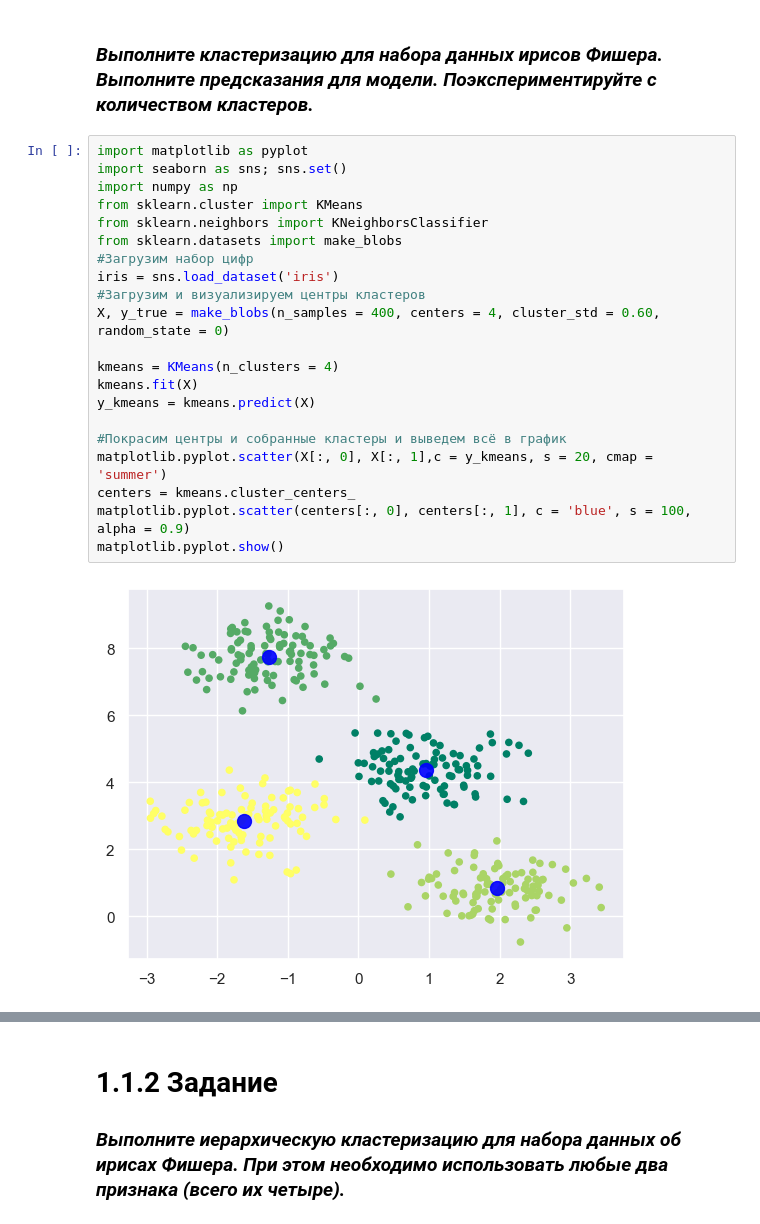
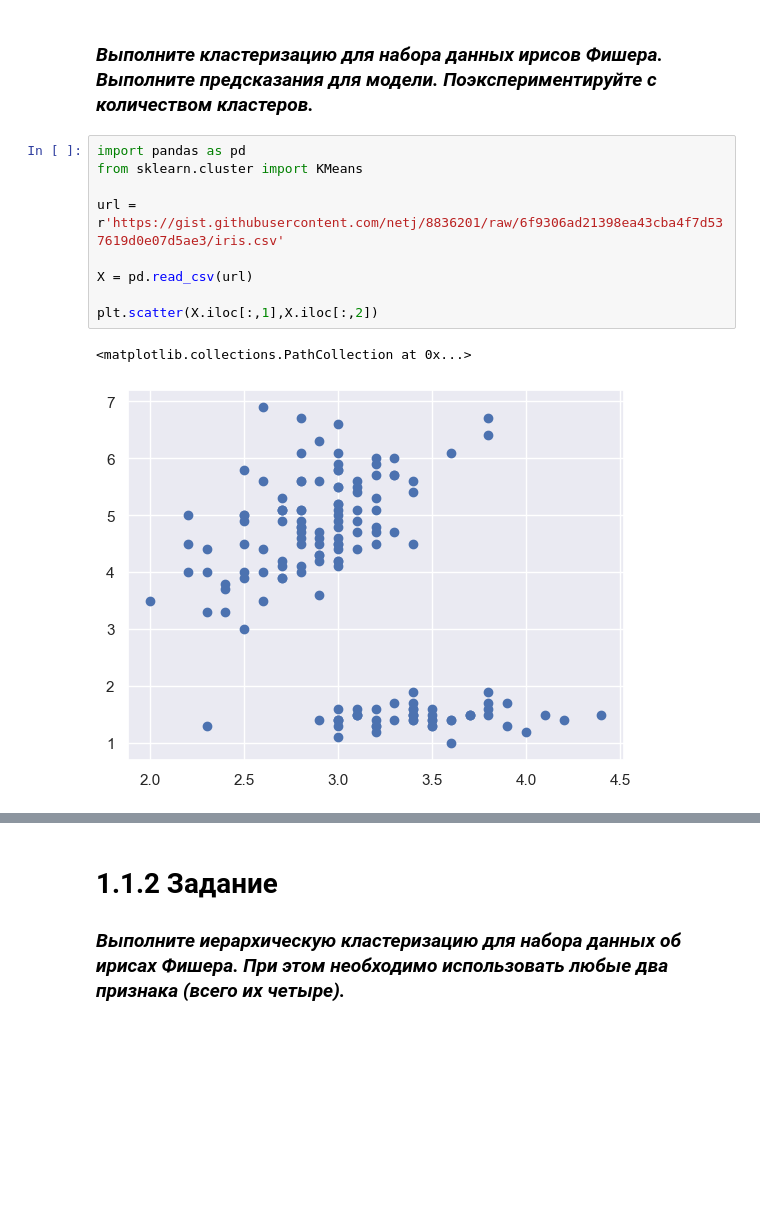
Before and after one commit to mr1necs/MIREA_AI, a Jupyter notebook: Grigorev_M_Workbook8.ipynb, the cells around one changed output, grey strips where cells are left out. Drawn from its saved outputs; the diff is of its cells as text; blank space fills up the shorter version.

```diff
--- a/Grigorev_M_Workbook8.ipynb
+++ b/Grigorev_M_Workbook8.ipynb
@@ -36,25 +45,14 @@ for axi, center in zip(ax.flat, centers):
 # %% [markdown]
 ### ***Выполните кластеризацию для набора данных ирисов Фишера. Выполните предсказания для модели. Поэкспериментируйте с количеством кластеров.***
 # %%
-import matplotlib as pyplot
-import seaborn as sns; sns.set()
-import numpy as np
+import pandas as pd
 from sklearn.cluster import KMeans
-from sklearn.neighbors import KNeighborsClassifier
-from sklearn.datasets import make_blobs
-#Загрузим набор цифр
-iris = sns.load_dataset('iris')
-#Загрузим и визуализируем центры кластеров
-X, y_true = make_blobs(n_samples = 400, centers = 4, cluster_std = 0.60, random_state = 0)
 
-kmeans = KMeans(n_clusters = 4)
-kmeans.fit(X)
-y_kmeans = kmeans.predict(X)
+url = r'https://gist.githubusercontent.com/netj/8836201/raw/6f9306ad21398ea43cba4f7d537619d0e07d5ae3/iris.csv'
 
-#Покрасим центры и собранные кластеры и выведем всё в график
-matplotlib.pyplot.scatter(X[:, 0], X[:, 1],c = y_kmeans, s = 20, cmap = 'summer')
-centers = kmeans.cluster_centers_
-matplotlib.pyplot.scatter(centers[:, 0], centers[:, 1], c = 'blue', s = 100, alpha = 0.9)
-matplotlib.pyplot.show()
+X = pd.read_csv(url)
+
+plt.scatter(X.iloc[:,1],X.iloc[:,2])
 # %% [output]
+<matplotlib.collections.PathCollection at 0x...>
-[figure, old version]
+[figure, new version]
```
Also changed, not shown: parts of 3 cells of this notebook.
